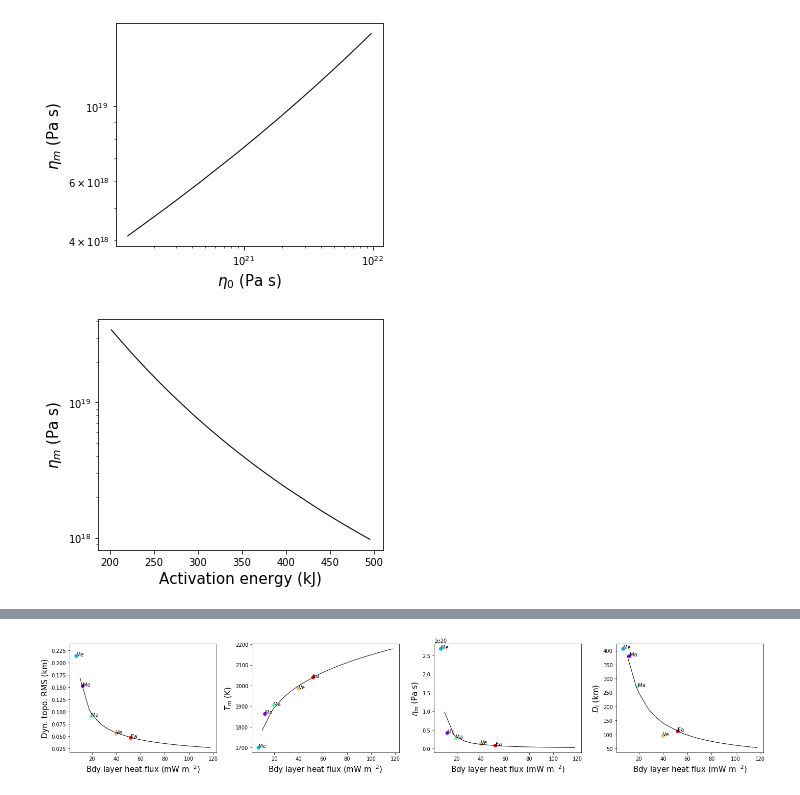
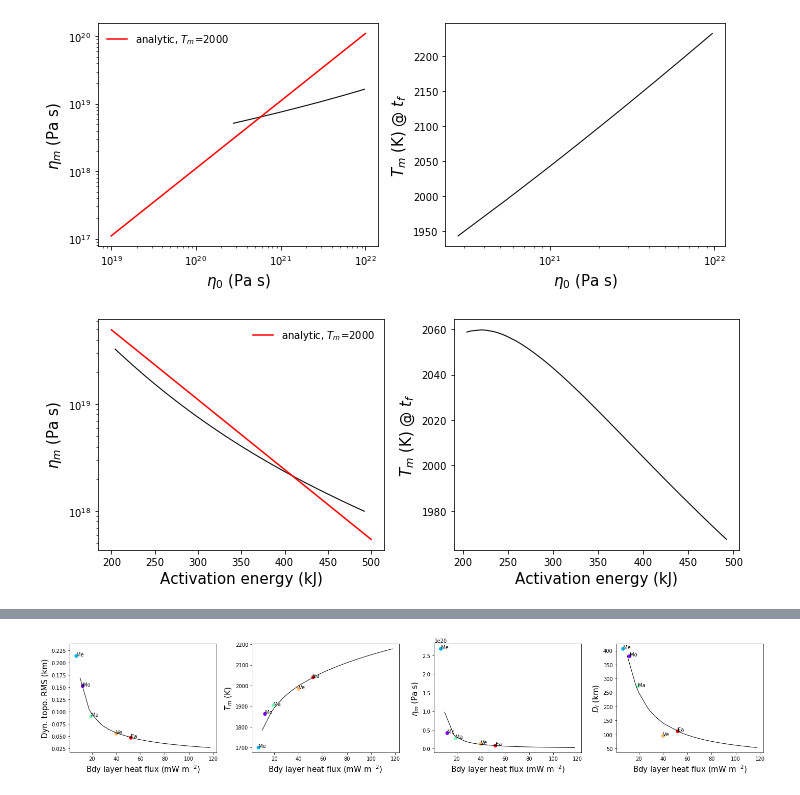
Before and after one commit to clairesworld/exo-top, a Jupyter notebook: top_model.ipynb, the cells around one changed output, grey strips where cells are left out. Drawn from its saved outputs; the diff is of its cells as text; code cells hidden in the pictures.

Commit message:
analytic

```diff
--- a/top_model.ipynb
+++ b/top_model.ipynb
@@ -399,20 +403,36 @@ def plot_vs_x(scplanets=None, lplanets=None, xname=None, ynames=None, planets2=N
 # %%
 ##### plot visc tradeoffs ######
 
 # planets = build_solarsystem()
-defaults = {'Ra_crit_u':450, 'c_m': 1142, 'k_lm':4, 'a_rh':2.54, 'alpha_m':2.5e-5}
-ynames = {'eta_m':('$\eta_m$ (Pa s)', 1)}
+defaults = {'Ra_crit_u':450, 'c_m': 1142, 'k_lm':4, 'a_rh':2.54, 'alpha_m':2.5e-5, 'T_ref':1600}
+ynames = {'eta_m':('$\eta_m$ (Pa s)', 1), 'T_m':('$T_m$ (K) @ $t_f$', 1)}
 save=False
 
 xname = {'eta_0':('$\eta_0$ (Pa s)',1)}
 planets_eta0 = bulk_planets(N=50, name='eta_0', mini=1e18, maxi=1e22, **defaults)
-fig, axes = plot_vs_x(lplanets=planets_eta0, xname=xname, ynames=ynames,
+fig0, axes0 = plot_vs_x(lplanets=planets_eta0, xname=xname, ynames=ynames,
                       s=40, plots_save=save)
 
 xname = {'Ea':('Activation energy (kJ)', 1e-3)}
 planets_Ea = bulk_planets(N=50, name='Ea', mini=200e3, maxi=500e3, **defaults)
-fig, axes = plot_vs_x(lplanets=planets_Ea, xname=xname, ynames=ynames,
+fig1, axes1 = plot_vs_x(lplanets=planets_Ea, xname=xname, ynames=ynames,
                       s=40, plots_save=save)
+
+# compare to analytical
+T_m = 2000
+Ea = 300e3
+eta_0 = np.logspace(19, 22, num=100)
+eta_m = eta_0*np.exp(Ea/p.R_b * (T_m**-1 - defaults['T_ref']**-1))
+axes0[0].plot(eta_0, eta_m, c='r', label='analytic, $T_m$='+str(T_m))
+axes0[0].legend(frameon=False)
+fig0.savefig('eta0_test.png', bbox_inches='tight')
+
+eta_0 = 1e21
+Ea = np.linspace(200, 500, num=100) # in kJ
+eta_m = eta_0*np.exp(Ea*1e3/p.R_b*(1/T_m - 1/defaults['T_ref']))
+axes1[0].plot(Ea, eta_m, c='r', label='analytic, $T_m$='+str(T_m))
+axes1[0].legend(frameon=False)
+fig0.savefig('Ea_test.png', bbox_inches='tight')
 # %% [output]
-[figure, old version]
+[figure, new version]
-[figure, old version]
+[figure, new version]
```
Also changed, not shown: parts of 5 cells of this notebook, 6 other files.
